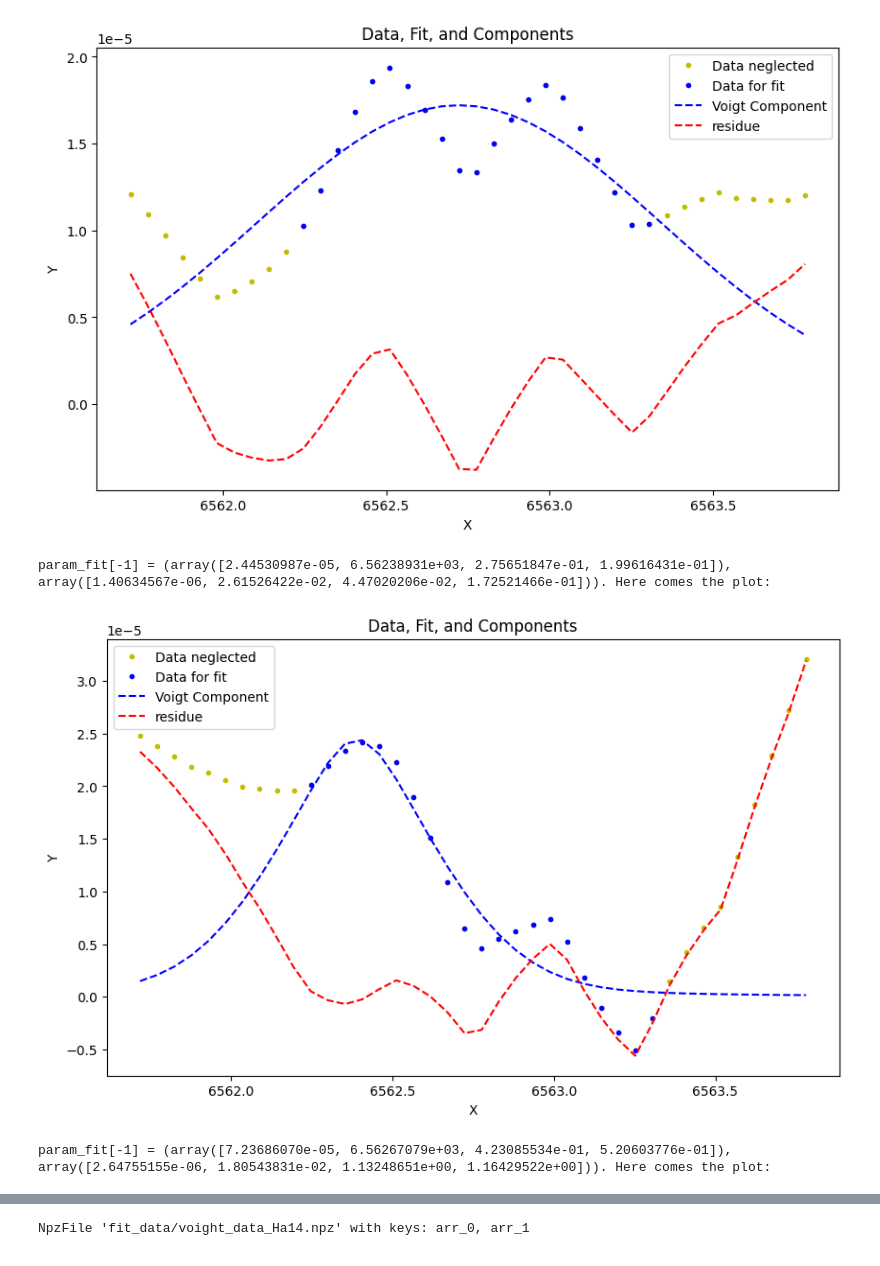
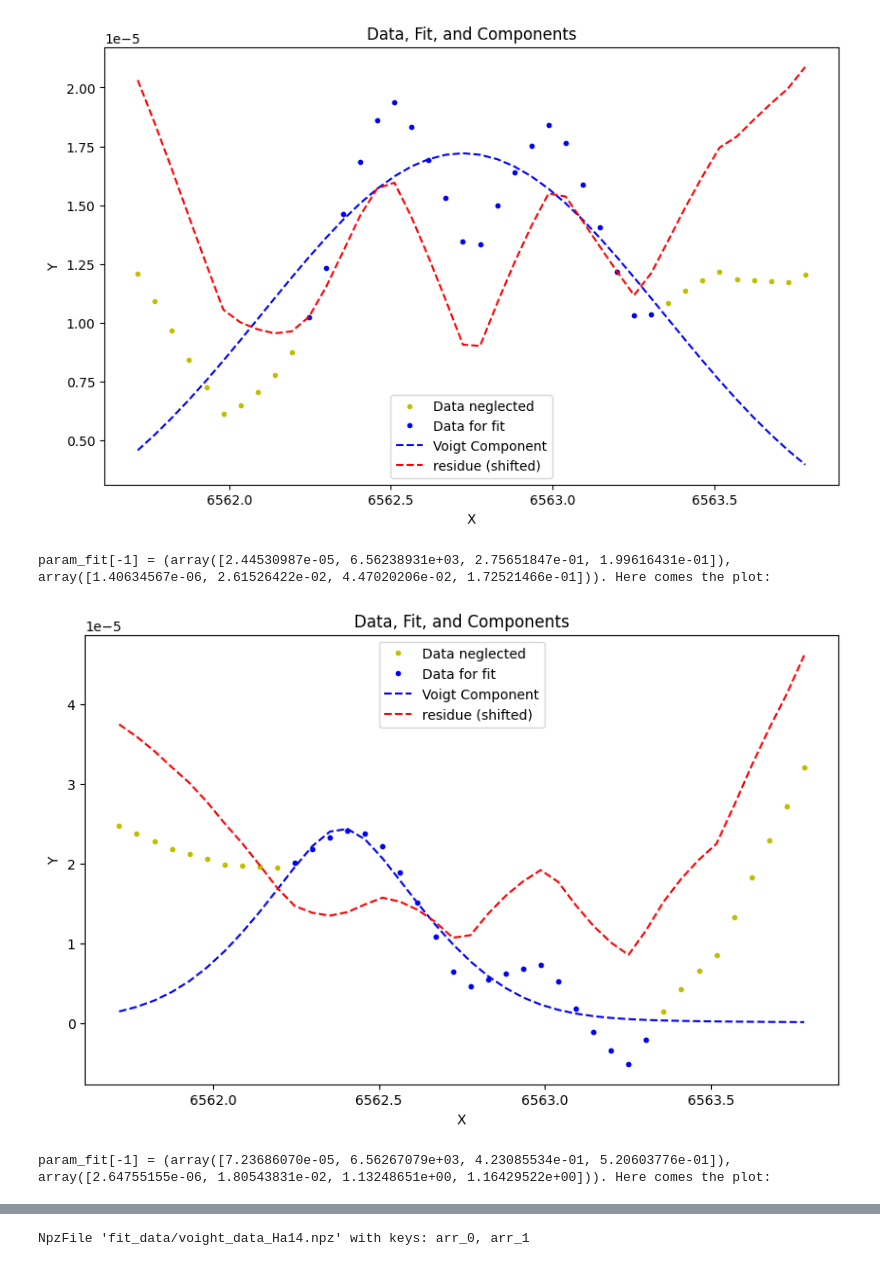
Before and after one commit to demichieldewilde/solar-flares, a Jupyter notebook: data/voigth_fitting/check_spec.ipynb, the cells around one changed output, grey strips where cells are left out. Saved outputs shown, nothing was run; the diff lists cells and outputs as text; code cells hidden in the pictures.

```diff
--- a/data/voigth_fitting/check_spec.ipynb
+++ b/data/voigth_fitting/check_spec.ipynb
@@ -25,7 +26,6 @@ un2.test_contrast(data, "Ha14")
 # %%
-
-
-off = -1.0
+off = 0
+reload(vf)
 lnp = [0,1,2,3,4,5,6,7,8,9,-9,-8,-7,-6,-5,-4,-3,-2,-1]
 
 vf.make_analysis('Ha14', data,[5.55265545e-03, 6.56293638e+03, 5.29257897e-01, 4.96399919e-01],
@@ -37,9 +37,9 @@ At frame 0 the voight fitting was not succesfull and initial guess ([5.55265545e
 At frame 3 the voight fitting was not succesfull and previous params are used.
 At frame 5 the voight fitting was not succesfull and previous params are used.
 At frame 6 the voight fitting was not succesfull and previous params are used.
 At frame 32 the voight fitting was not succesfull and previous params are used.
 param_fit[-1] = (array([ 1.72074390e-05,  6.56272290e+03,  6.18621963e-01, -3.80437183e-05]), array([inf, inf, inf, inf])). Here comes the plot:
-[figure, old version]
+[figure, new version]
 param_fit[-1] = (array([2.44530987e-05, 6.56238931e+03, 2.75651847e-01, 1.99616431e-01]), array([1.40634567e-06, 2.61526422e-02, 4.47020206e-02, 1.72521466e-01])). Here comes the plot:
-[figure, old version]
+[figure, new version]
 param_fit[-1] = (array([7.23686070e-05, 6.56267079e+03, 4.23085534e-01, 5.20603776e-01]), array([2.64755155e-06, 1.80543831e-02, 1.13248651e+00, 1.16429522e+00])). Here comes the plot:
```
Also changed, not shown: parts of 5 cells of this notebook, 2 other files.
